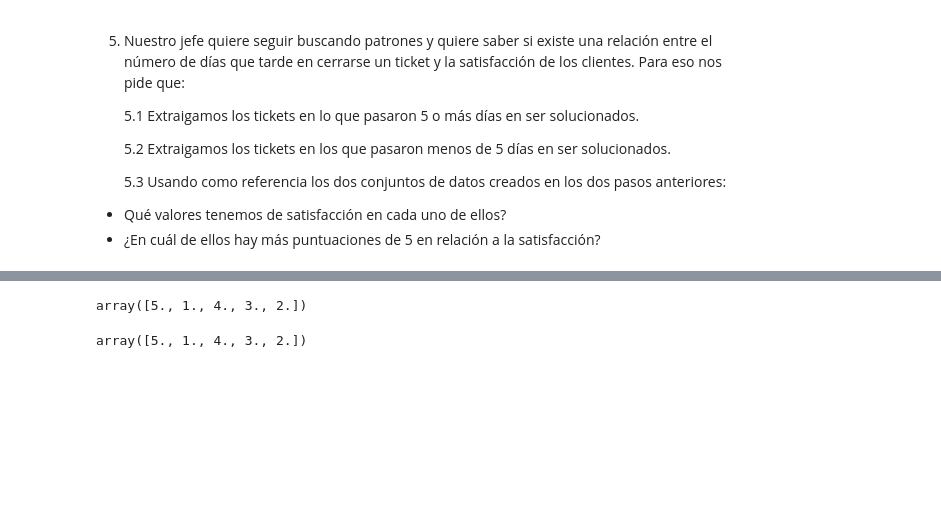
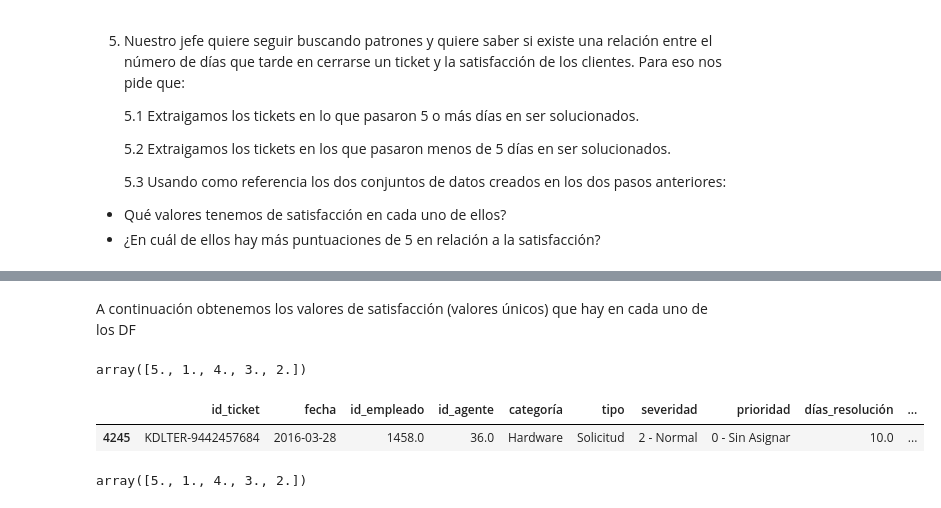
Before and after one commit to Adalab/promo-d-da-modulo2-sprint1-lorena-ana, a Jupyter notebook: PANDAS/pair_programming_pandas4.ipynb, the cells around one changed output, grey strips where cells are left out. Cells and saved outputs as stored; diff of their text form; code cells hidden in the pictures; blank space fills up the shorter version.

```diff
--- a/PANDAS/pair_programming_pandas4.ipynb
+++ b/PANDAS/pair_programming_pandas4.ipynb
@@ -270,3 +277,5 @@ df_mas_cinco = df_excel[df_excel['días_resolución'] >= 5]
+# %% [markdown]
+A continuación obtenemos los valores de satisfacción (valores únicos) que hay en cada uno de los DF
 # %%
 df_mas_cinco['satisfacción'].unique()
 # %% [output]
@@ -276,3 +283,8 @@ df_menos_cinco = df_excel[df_excel['días_resolución'] < 5]
+# %%
+df_mas_cinco.sample()
+# %% [output]
+|  | id_ticket | fecha | id_empleado | id_agente | categoría | tipo | severidad | prioridad | días_resolución | ... |
+| 4245 | KDLTER-9442457684 | 2016-03-28 | 1458.0 | 36.0 | Hardware | Solicitud | 2 - Normal | 0 - Sin Asignar | 10.0 | ... |
 # %%
 df_menos_cinco['satisfacción'].unique()
 # %% [output]
```
Also changed, not shown: parts of 27 cells of this notebook, 3 other files.
